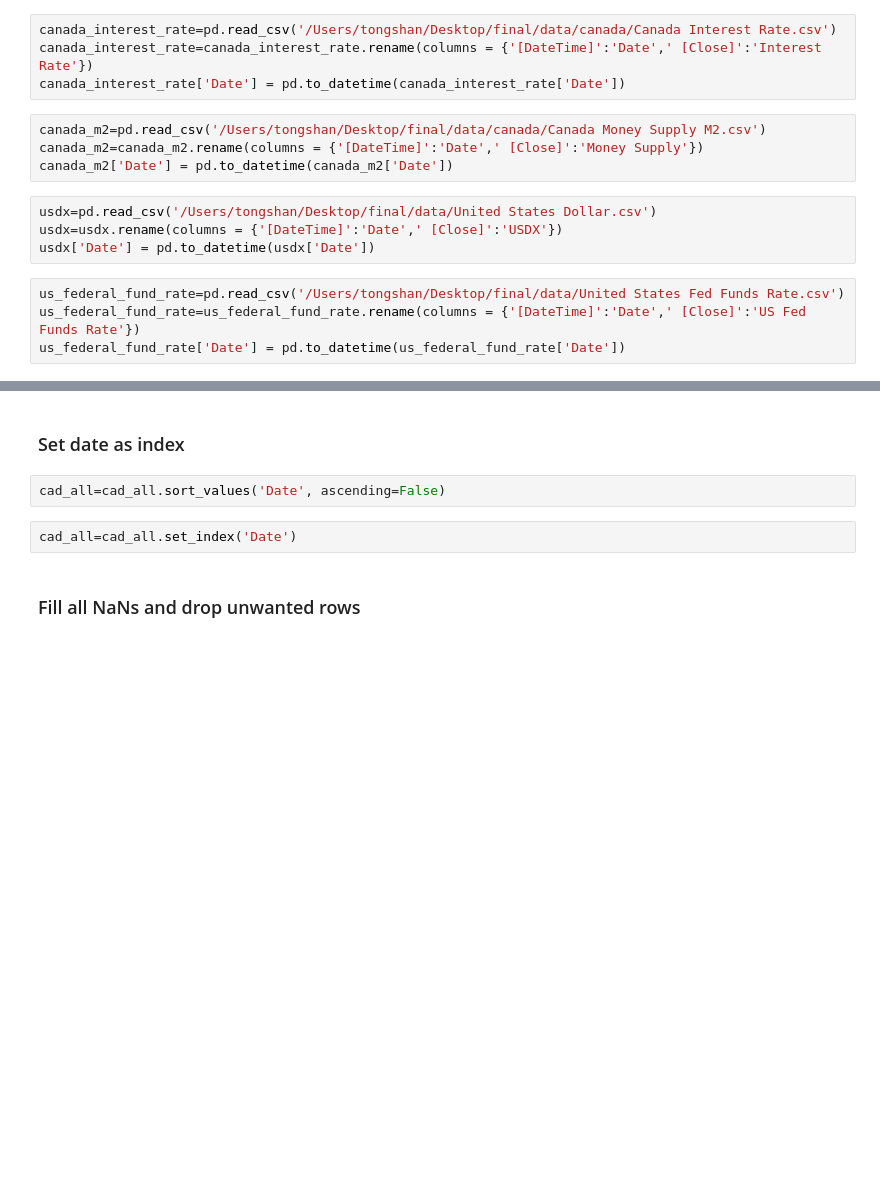
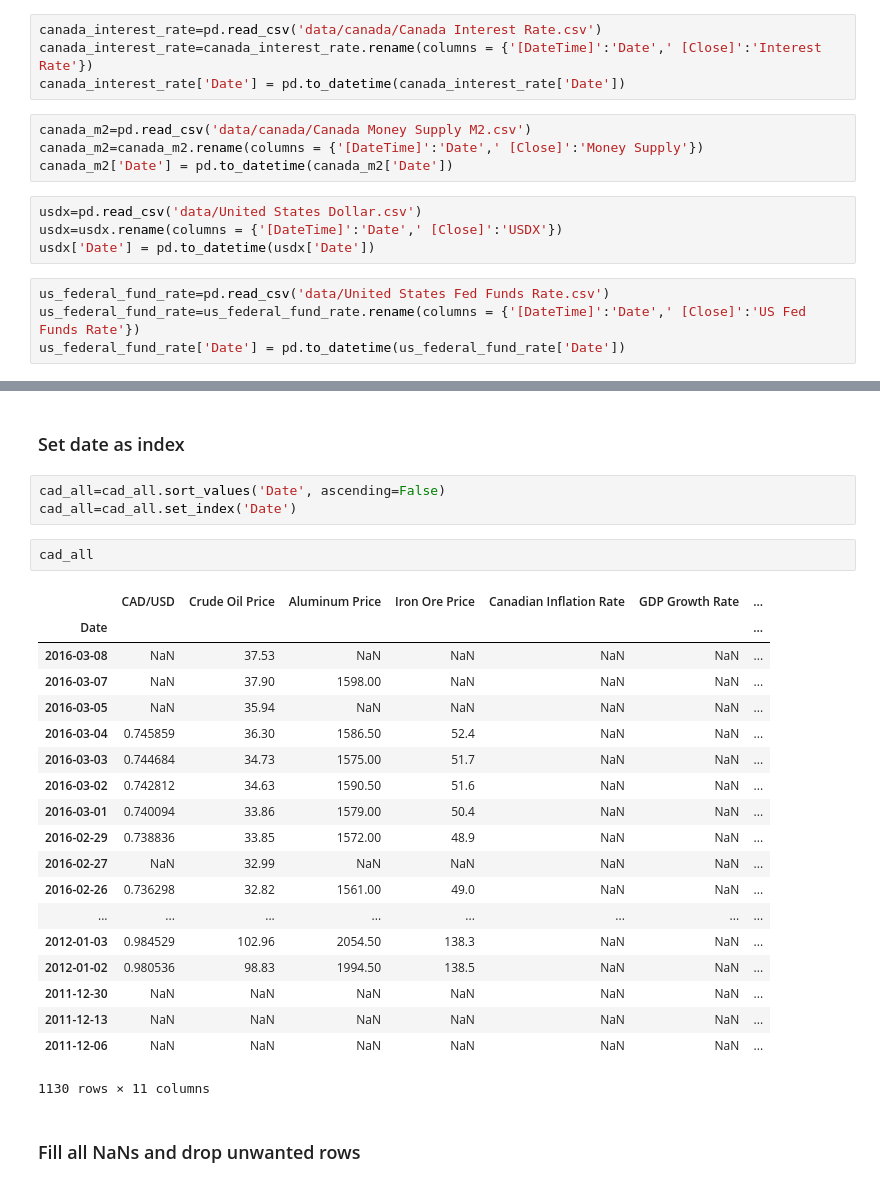
Before and after one commit to jf2862/finalproject, a Jupyter notebook: CANADA.ipynb, the cells around one changed output, grey strips where cells are left out. Drawn from its saved outputs; the diff is of its cells as text; blank space fills up the shorter version.

```diff
--- a/CANADA.ipynb
+++ b/CANADA.ipynb
@@ -39,19 +39,19 @@ canada_bot=pd.read_csv('/Users/tongshan/Desktop/final/data/canada/Canada Balance
 canada_bot=canada_bot.rename(columns = {'[DateTime]':'Date',' [Close]':'Balance of Trade'})
 canada_bot['Date'] = pd.to_datetime(canada_bot['Date'])
 # %%
-canada_interest_rate=pd.read_csv('/Users/tongshan/Desktop/final/data/canada/Canada Interest Rate.csv')
+canada_interest_rate=pd.read_csv('data/canada/Canada Interest Rate.csv')
 canada_interest_rate=canada_interest_rate.rename(columns = {'[DateTime]':'Date',' [Close]':'Interest Rate'})
 canada_interest_rate['Date'] = pd.to_datetime(canada_interest_rate['Date'])
 # %%
-canada_m2=pd.read_csv('/Users/tongshan/Desktop/final/data/canada/Canada Money Supply M2.csv')
+canada_m2=pd.read_csv('data/canada/Canada Money Supply M2.csv')
 canada_m2=canada_m2.rename(columns = {'[DateTime]':'Date',' [Close]':'Money Supply'})
 canada_m2['Date'] = pd.to_datetime(canada_m2['Date'])
 # %%
-usdx=pd.read_csv('/Users/tongshan/Desktop/final/data/United States Dollar.csv')
+usdx=pd.read_csv('data/United States Dollar.csv')
 usdx=usdx.rename(columns = {'[DateTime]':'Date',' [Close]':'USDX'})
 usdx['Date'] = pd.to_datetime(usdx['Date'])
 # %%
-us_federal_fund_rate=pd.read_csv('/Users/tongshan/Desktop/final/data/United States Fed Funds Rate.csv')
+us_federal_fund_rate=pd.read_csv('data/United States Fed Funds Rate.csv')
 us_federal_fund_rate=us_federal_fund_rate.rename(columns = {'[DateTime]':'Date',' [Close]':'US Fed Funds Rate'})
 us_federal_fund_rate['Date'] = pd.to_datetime(us_federal_fund_rate['Date'])
 # %% [markdown]
@@ -92,8 +112,29 @@ cad_all=cad_commodity_inf_grp_bot_interest_usfund_m2.merge(usdx,how='outer')
 ### Set date as index
 # %%
 cad_all=cad_all.sort_values('Date', ascending=False)
+cad_all=cad_all.set_index('Date')
-# %%
-cad_all=cad_all.set_index('Date')
+# %%
+cad_all
+# %% [output]
+|  | CAD/USD | Crude Oil Price | Aluminum Price | Iron Ore Price | Canadian Inflation Rate | GDP Growth Rate | ... |
+| Date |  |  |  |  |  |  | ... |
+| 2016-03-08 | NaN | 37.53 | NaN | NaN | NaN | NaN | ... |
+| 2016-03-07 | NaN | 37.90 | 1598.00 | NaN | NaN | NaN | ... |
+| 2016-03-05 | NaN | 35.94 | NaN | NaN | NaN | NaN | ... |
+| 2016-03-04 | 0.745859 | 36.30 | 1586.50 | 52.4 | NaN | NaN | ... |
+| 2016-03-03 | 0.744684 | 34.73 | 1575.00 | 51.7 | NaN | NaN | ... |
+| 2016-03-02 | 0.742812 | 34.63 | 1590.50 | 51.6 | NaN | NaN | ... |
+| 2016-03-01 | 0.740094 | 33.86 | 1579.00 | 50.4 | NaN | NaN | ... |
+| 2016-02-29 | 0.738836 | 33.85 | 1572.00 | 48.9 | NaN | NaN | ... |
+| 2016-02-27 | NaN | 32.99 | NaN | NaN | NaN | NaN | ... |
+| 2016-02-26 | 0.736298 | 32.82 | 1561.00 | 49.0 | NaN | NaN | ... |
+| ... | ... | ... | ... | ... | ... | ... | ... |
+| 2012-01-03 | 0.984529 | 102.96 | 2054.50 | 138.3 | NaN | NaN | ... |
+| 2012-01-02 | 0.980536 | 98.83 | 1994.50 | 138.5 | NaN | NaN | ... |
+| 2011-12-30 | NaN | NaN | NaN | NaN | NaN | NaN | ... |
+| 2011-12-13 | NaN | NaN | NaN | NaN | NaN | NaN | ... |
+| 2011-12-06 | NaN | NaN | NaN | NaN | NaN | NaN | ... |
+1130 rows × 11 columns
 # %% [markdown]
 ### Fill all NaNs and drop unwanted rows
 # %%
```
Also changed, not shown: parts of 9 cells of this notebook.
